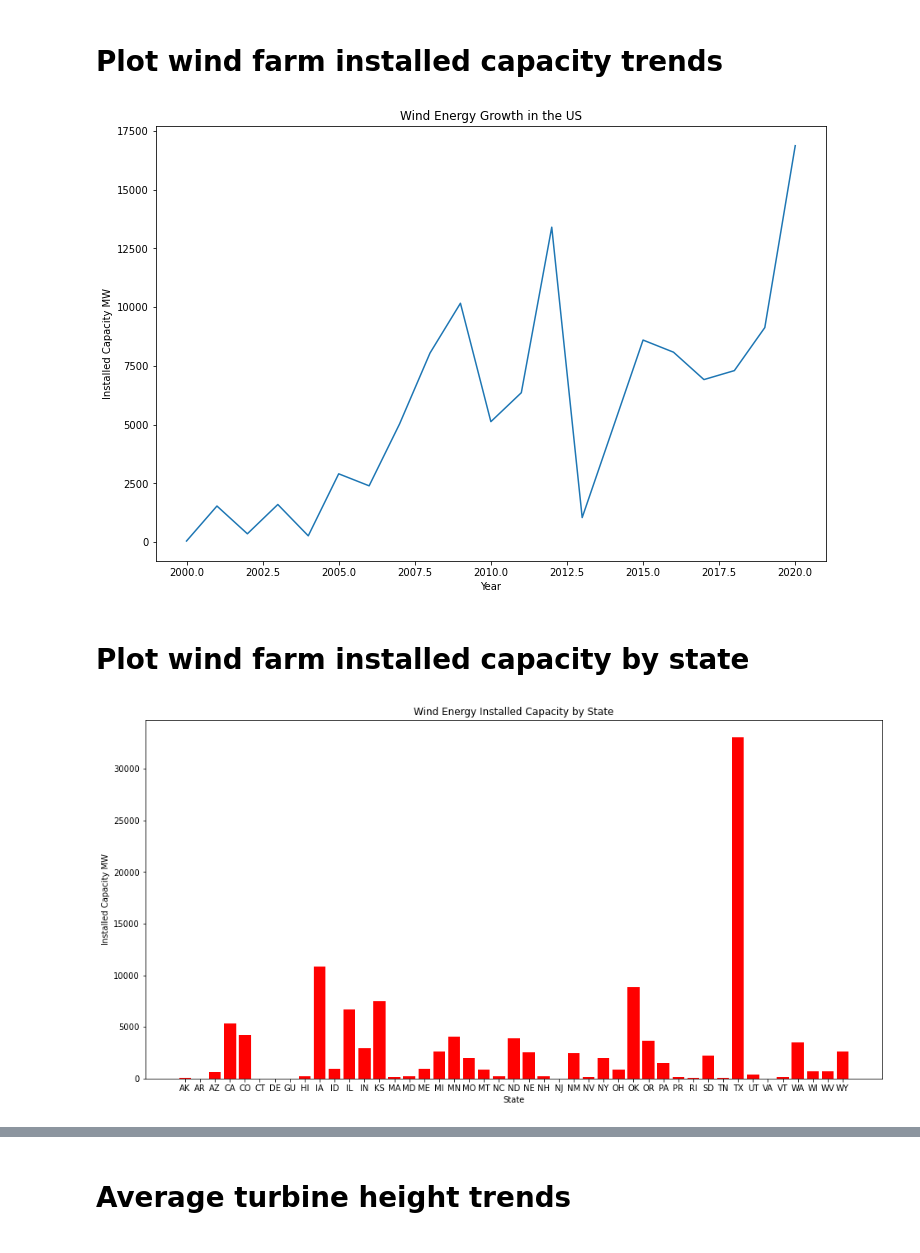
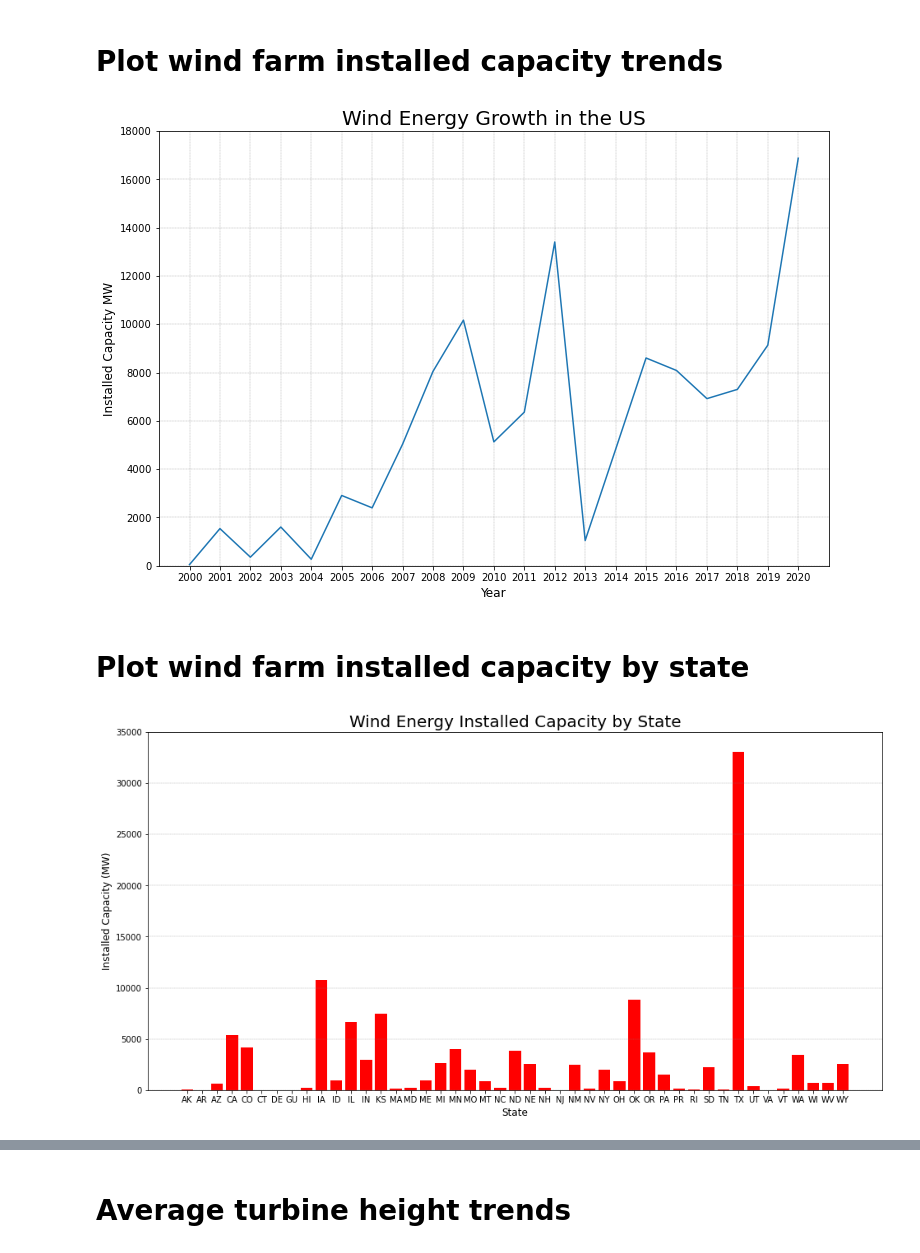
Before and after one commit to cjengleson/Project-1-Repo, a Jupyter notebook: WindFarms.ipynb, the cells around one changed output, grey strips where cells are left out. Saved outputs shown, nothing was run; the diff lists cells and outputs as text; code cells hidden in the pictures.

```diff
--- a/WindFarms.ipynb
+++ b/WindFarms.ipynb
@@ -131,16 +118,19 @@ kml.save("WF_US.kml")
 # %%
 WF_year = modern_WF_MW.groupby('Year')
 MW_year = WF_year['WF Total MW'].sum()
 x = MW_year.index
 y = MW_year.values
 plt.subplots(figsize=(12, 8))
 plt.plot(x,y)
-plt.xlabel('Year')
-plt.ylabel('Installed Capacity MW')
-plt.title('Wind Energy Growth in the US')
+plt.xlabel('Year',fontsize=12)
+plt.ylabel('Installed Capacity MW',fontsize=12)
+plt.title('Wind Energy Growth in the US',fontsize=20)
+plt.ylim(0,18000)
+plt.grid(color='grey', linestyle='--', linewidth=0.3)
+plt.xticks(range(2000,2021))
 plt.show()
 # %% [output]
-[figure, old version]
+[figure, new version]
 # %% [markdown]
 # Plot wind farm installed capacity by state
 # %%
@@ -150,12 +140,14 @@ x = WF_state_MW.index
 y = WF_state_MW.values
 plt.subplots(figsize=(16, 8))
 plt.bar(x,y,color='r')
-plt.xlabel('State')
-plt.ylabel('Installed Capacity MW')
-plt.title('Wind Energy Installed Capacity by State')
+plt.xlabel('State',fontsize=12)
+plt.ylabel('Installed Capacity (MW)',fontsize=12)
+plt.title('Wind Energy Installed Capacity by State',fontsize=20)
+plt.ylim(0,35000)
+plt.grid(axis='y',color='grey', linestyle='--', linewidth=0.3)
 plt.show()
 # %% [output]
-[figure, old version]
+[figure, new version]
 # %%
 coords = []
 cities = []
```
Also changed, not shown: parts of 29 cells of this notebook, 3 other files.
